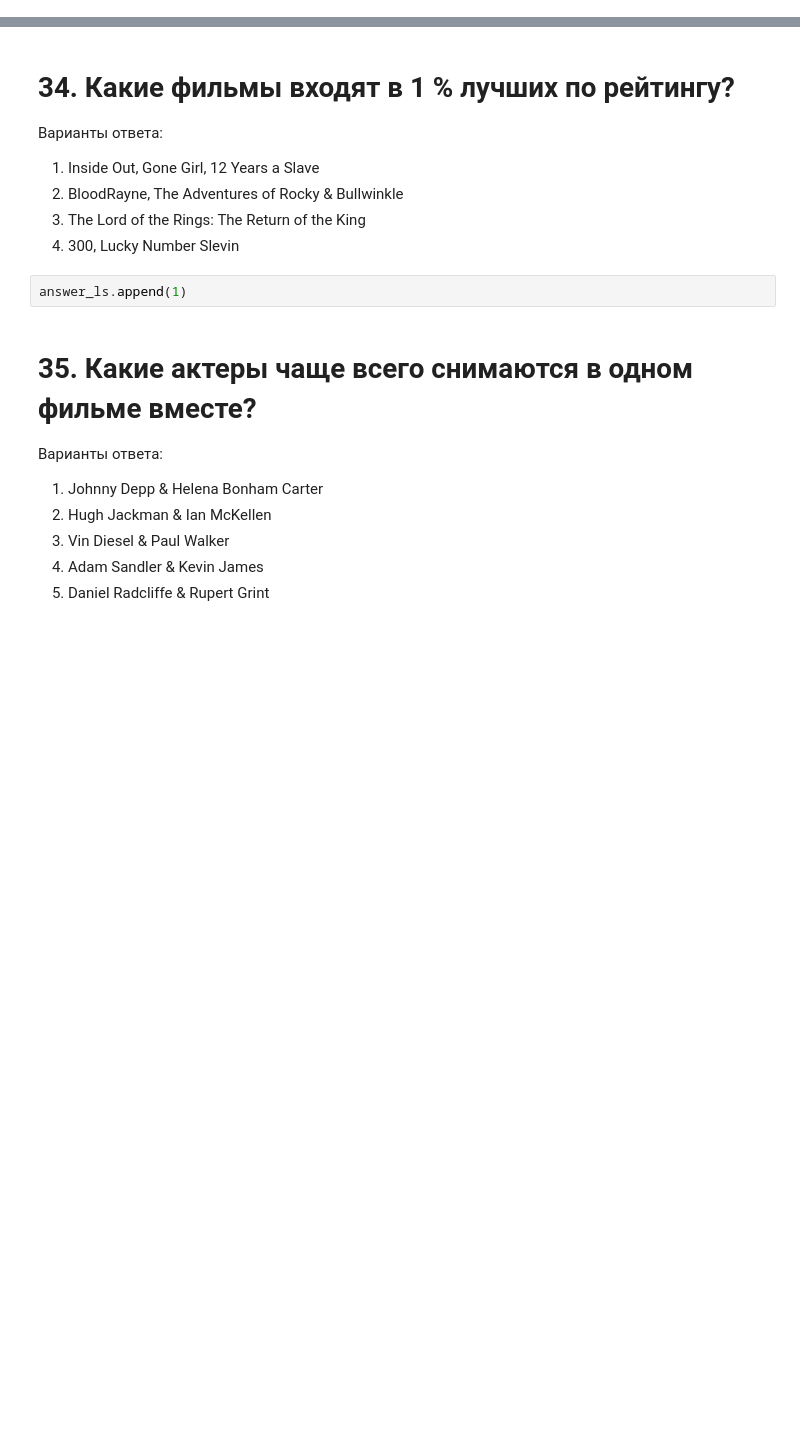
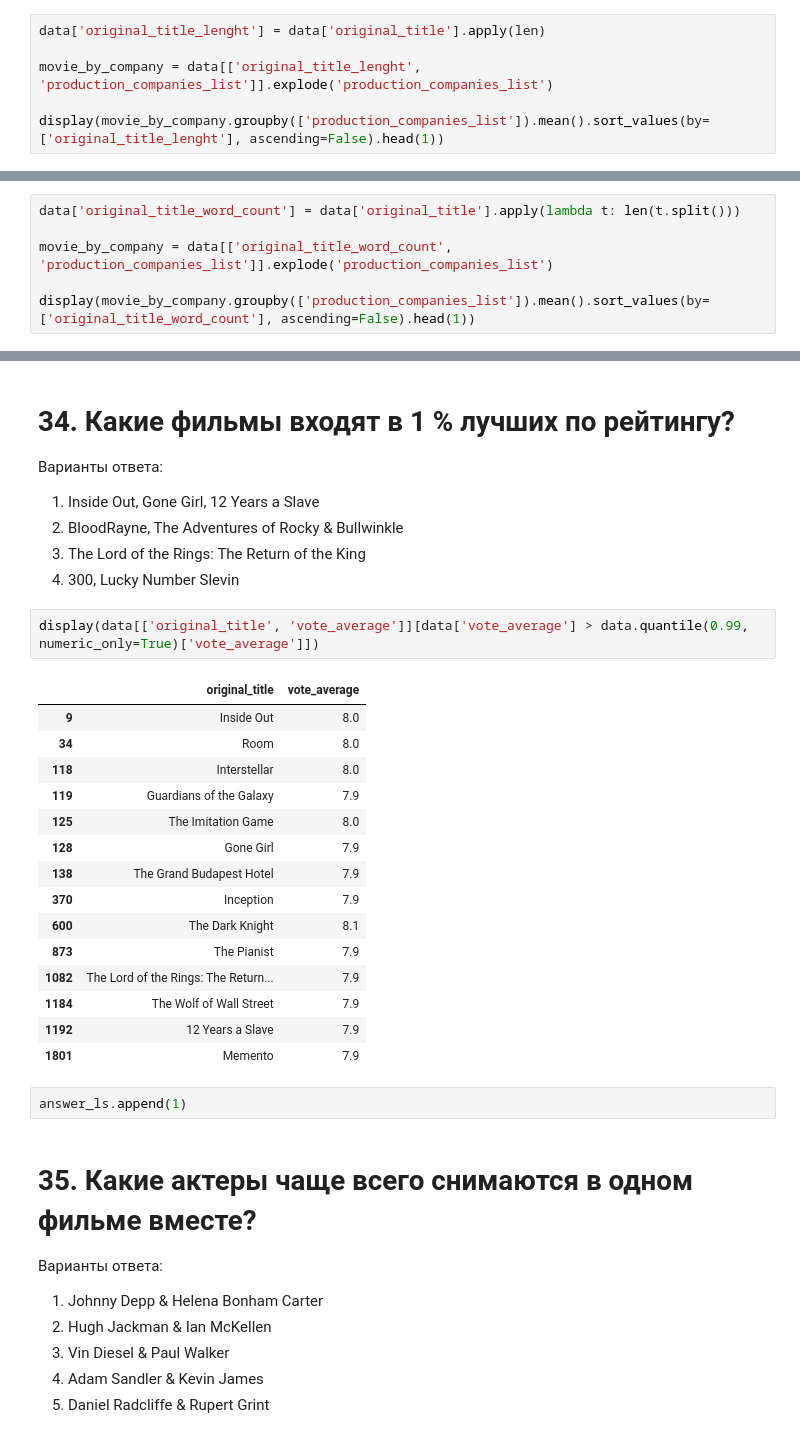
Before and after one commit to maverick-skillfactory/dst-15, a Jupyter notebook: module_1/quiz.ipynb, the cells around one changed output, grey strips where cells are left out. Cells and saved outputs as stored; diff of their text form; blank space fills up the shorter version.

```diff
--- a/module_1/quiz.ipynb
+++ b/module_1/quiz.ipynb
@@ -341,3 +562,9 @@ answer_ls.append(1)
 3. Jim Henson Company, The
 4. Paramount Pictures
 5. Four By Two Productions
+# %%
+data['original_title_lenght'] = data['original_title'].apply(len)
+
+movie_by_company = data[['original_title_lenght', 'production_companies_list']].explode('production_companies_list')
+
+display(movie_by_company.groupby(['production_companies_list']).mean().sort_values(by=['original_title_lenght'], ascending=False).head(1))
@@ -351,3 +582,9 @@ answer_ls.append(1)
 3. Jim Henson Company, The
 4. Paramount Pictures
 5. Four By Two Productions
+# %%
+data['original_title_word_count'] = data['original_title'].apply(lambda t: len(t.split()))
+
+movie_by_company = data[['original_title_word_count', 'production_companies_list']].explode('production_companies_list')
+
+display(movie_by_company.groupby(['production_companies_list']).mean().sort_values(by=['original_title_word_count'], ascending=False).head(1))
@@ -370,6 +615,24 @@ answer_ls.append(1)
 2. BloodRayne, The Adventures of Rocky & Bullwinkle
 3. The Lord of the Rings: The Return of the King
 4. 300, Lucky Number Slevin
+# %%
+display(data[['original_title', 'vote_average']][data['vote_average'] > data.quantile(0.99, numeric_only=True)['vote_average']])
+# %% [output]
+|  | original_title | vote_average |
+| 9 | Inside Out | 8.0 |
+| 34 | Room | 8.0 |
+| 118 | Interstellar | 8.0 |
+| 119 | Guardians of the Galaxy | 7.9 |
+| 125 | The Imitation Game | 8.0 |
+| 128 | Gone Girl | 7.9 |
+| 138 | The Grand Budapest Hotel | 7.9 |
+| 370 | Inception | 7.9 |
+| 600 | The Dark Knight | 8.1 |
+| 873 | The Pianist | 7.9 |
+| 1082 | The Lord of the Rings: The Return... | 7.9 |
+| 1184 | The Wolf of Wall Street | 7.9 |
+| 1192 | 12 Years a Slave | 7.9 |
+| 1801 | Memento | 7.9 |
 # %%
 answer_ls.append(1)
 # %% [markdown]
```
Also changed, not shown: parts of 72 cells of this notebook.
